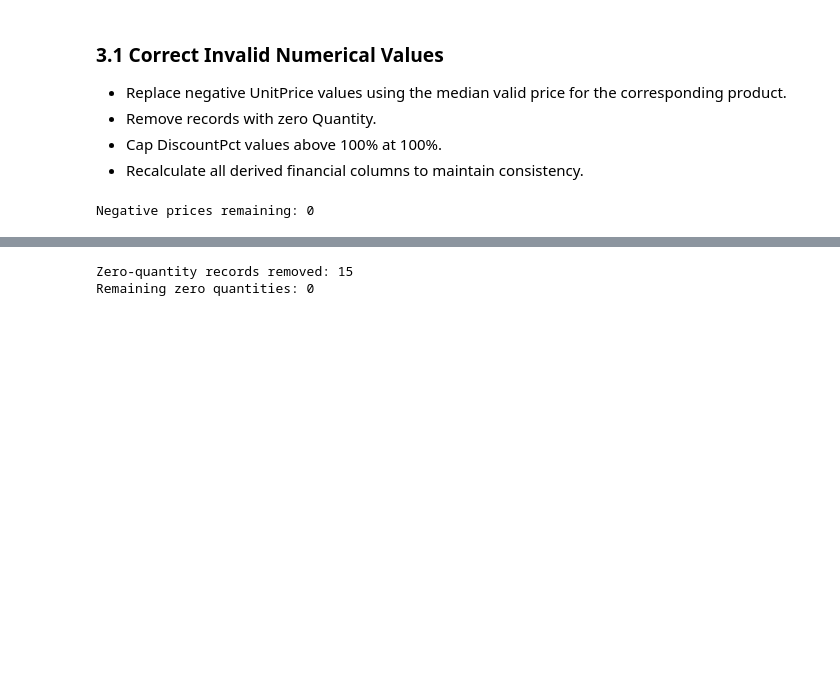
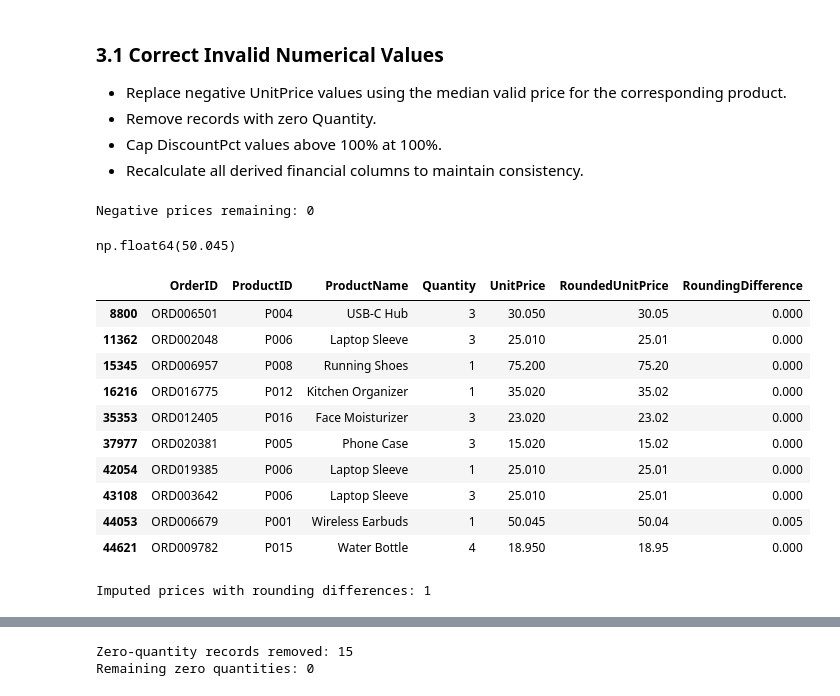
Before and after one commit to francisparwez/ecommerce-sales__customer-insights, a Jupyter notebook: Python/03_data_cleaning.ipynb, the cells around one changed output, grey strips where cells are left out. Drawn from its saved outputs; the diff is of its cells as text; code cells hidden in the pictures; blank space fills up the shorter version.

```diff
--- a/Python/03_data_cleaning.ipynb
+++ b/Python/03_data_cleaning.ipynb
@@ -360,3 +360,61 @@ df_clean.loc[negative_price_mask, "UnitPrice"] = (
 print("Negative prices remaining:", (df_clean["UnitPrice"] < 0).sum())
 # %% [output]
 Negative prices remaining: 0
+# %%
+# Inspect the median used for Product P001
+product_medians.loc[
+    df_clean.loc[
+        df_clean["ProductID"] == "P001",
+        "ProductName"
+    ].iloc[0]
+]
+# %% [output]
+np.float64(50.045)
+# %%
+
+# Inspect all records where UnitPrice was originally negative
+# and replaced using the product-level median.
+
+imputed_prices = df_clean.loc[
+    negative_price_mask,
+    [
+        "OrderID",
+        "ProductID",
+        "ProductName",
+        "Quantity",
+        "UnitPrice",
+    ]
+].copy()
+
+# Compare the imputed prices with their two-decimal rounded values.
+imputed_prices["RoundedUnitPrice"] = (
+    imputed_prices["UnitPrice"].round(2)
+)
+
+# Calculate the rounding difference.
+imputed_prices["RoundingDifference"] = (
+    imputed_prices["UnitPrice"]
+    - imputed_prices["RoundedUnitPrice"]
+)
+
+# Display the imputed records.
+display(imputed_prices)
+
+# Summarise the number of imputed prices affected by rounding.
+print(
+    "Imputed prices with rounding differences:",
+    (imputed_prices["RoundingDifference"].abs() > 0).sum()
+)
+# %% [output]
+|  | OrderID | ProductID | ProductName | Quantity | UnitPrice | RoundedUnitPrice | RoundingDifference |
+| 8800 | ORD006501 | P004 | USB-C Hub | 3 | 30.050 | 30.05 | 0.000 |
+| 11362 | ORD002048 | P006 | Laptop Sleeve | 3 | 25.010 | 25.01 | 0.000 |
+| 15345 | ORD006957 | P008 | Running Shoes | 1 | 75.200 | 75.20 | 0.000 |
+| 16216 | ORD016775 | P012 | Kitchen Organizer | 1 | 35.020 | 35.02 | 0.000 |
+| 35353 | ORD012405 | P016 | Face Moisturizer | 3 | 23.020 | 23.02 | 0.000 |
+| 37977 | ORD020381 | P005 | Phone Case | 3 | 15.020 | 15.02 | 0.000 |
+| 42054 | ORD019385 | P006 | Laptop Sleeve | 1 | 25.010 | 25.01 | 0.000 |
+| 43108 | ORD003642 | P006 | Laptop Sleeve | 3 | 25.010 | 25.01 | 0.000 |
+| 44053 | ORD006679 | P001 | Wireless Earbuds | 1 | 50.045 | 50.04 | 0.005 |
+| 44621 | ORD009782 | P015 | Water Bottle | 4 | 18.950 | 18.95 | 0.000 |
+Imputed prices with rounding differences: 1
```
Also changed, not shown: parts of 1 cell of this notebook, 4 other files.
